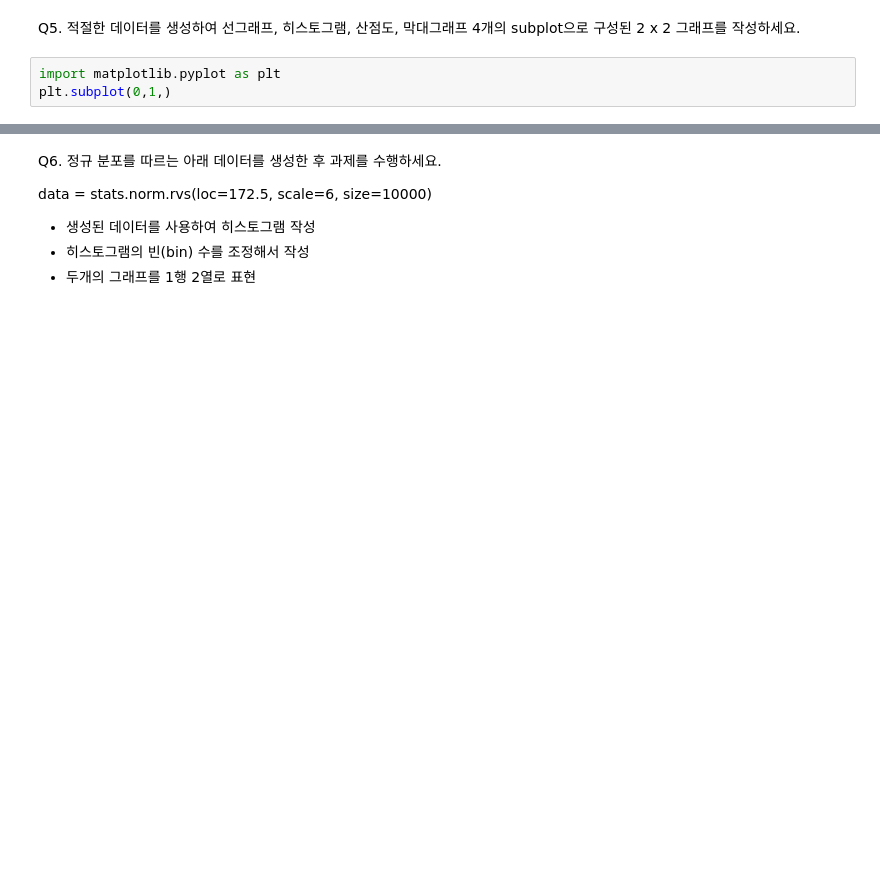
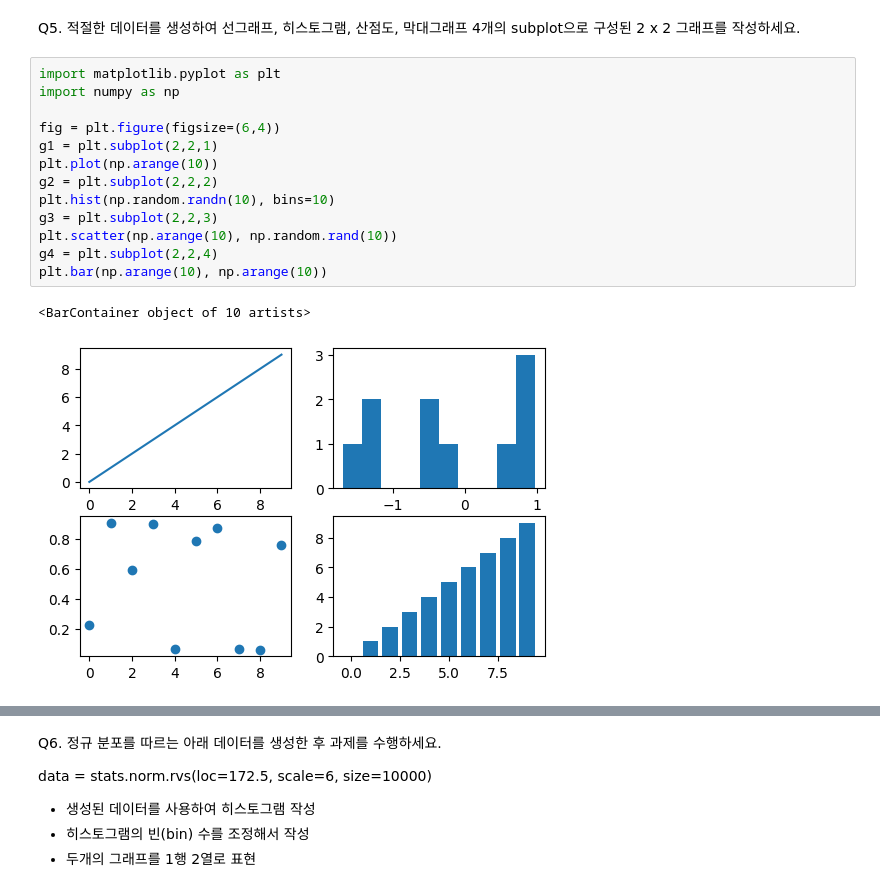
Before and after one commit to CrayonHanChan/kita_231026, a Jupyter notebook: m3_분석라이브러리/평가/평가_0122_문제_복사본_평가후오답노트.ipynb, the cells around one changed output, grey strips where cells are left out. Cells and saved outputs as stored; diff of their text form; blank space fills up the shorter version.

```diff
--- a/m3_분석라이브러리/평가/평가_0122_문제_복사본_평가후오답노트.ipynb
+++ b/m3_분석라이브러리/평가/평가_0122_문제_복사본_평가후오답노트.ipynb
@@ -122,5 +182,18 @@ fish_multi.head()
 # %% [markdown]
 Q5. 적절한 데이터를 생성하여 선그래프, 히스토그램, 산점도, 막대그래프 4개의 subplot으로 구성된 2 x 2 그래프를 작성하세요.
-# %%
-import matplotlib.pyplot as plt
-plt.subplot(0,1,)
+# %%
+import matplotlib.pyplot as plt
+import numpy as np
+
+fig = plt.figure(figsize=(6,4))
+g1 = plt.subplot(2,2,1)
+plt.plot(np.arange(10))
+g2 = plt.subplot(2,2,2)
+plt.hist(np.random.randn(10), bins=10)
+g3 = plt.subplot(2,2,3)
+plt.scatter(np.arange(10), np.random.rand(10))
+g4 = plt.subplot(2,2,4)
+plt.bar(np.arange(10), np.arange(10))
+# %% [output]
+<BarContainer object of 10 artists>
+[figure, added]
```
Also changed, not shown: parts of 17 cells of this notebook, 7 other files.
